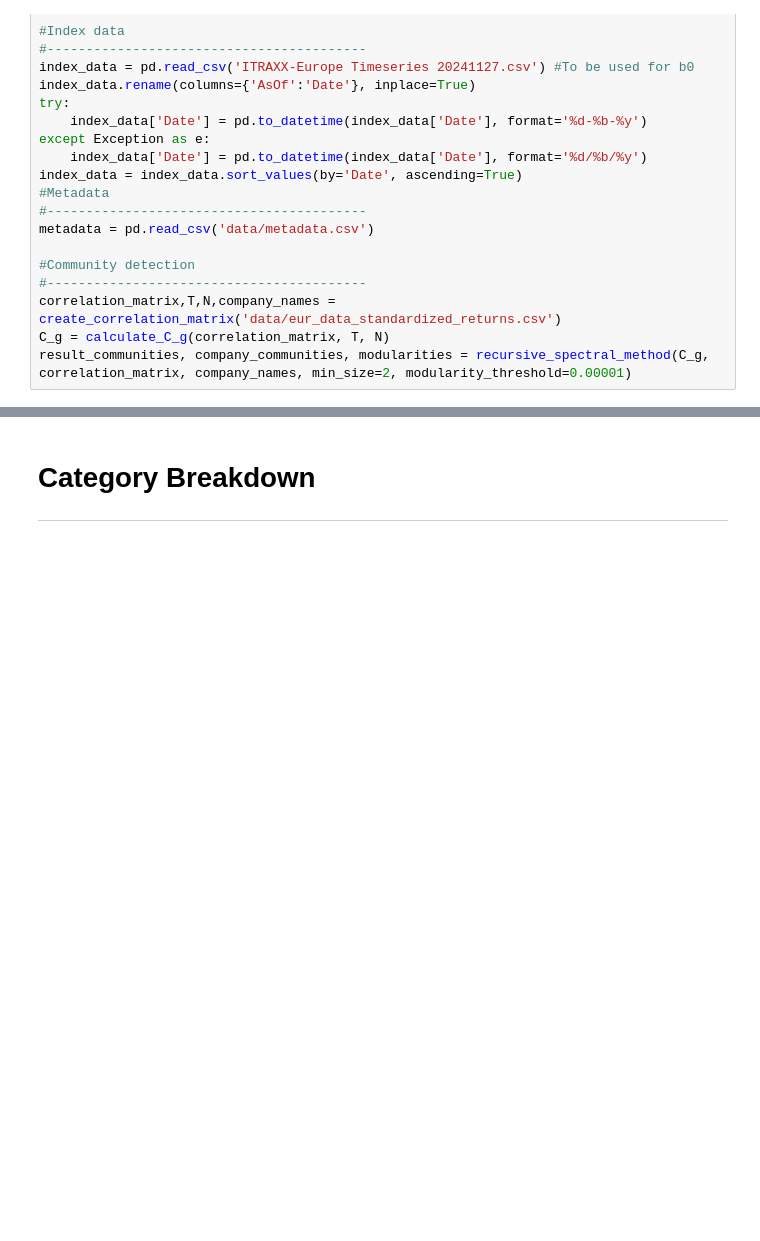
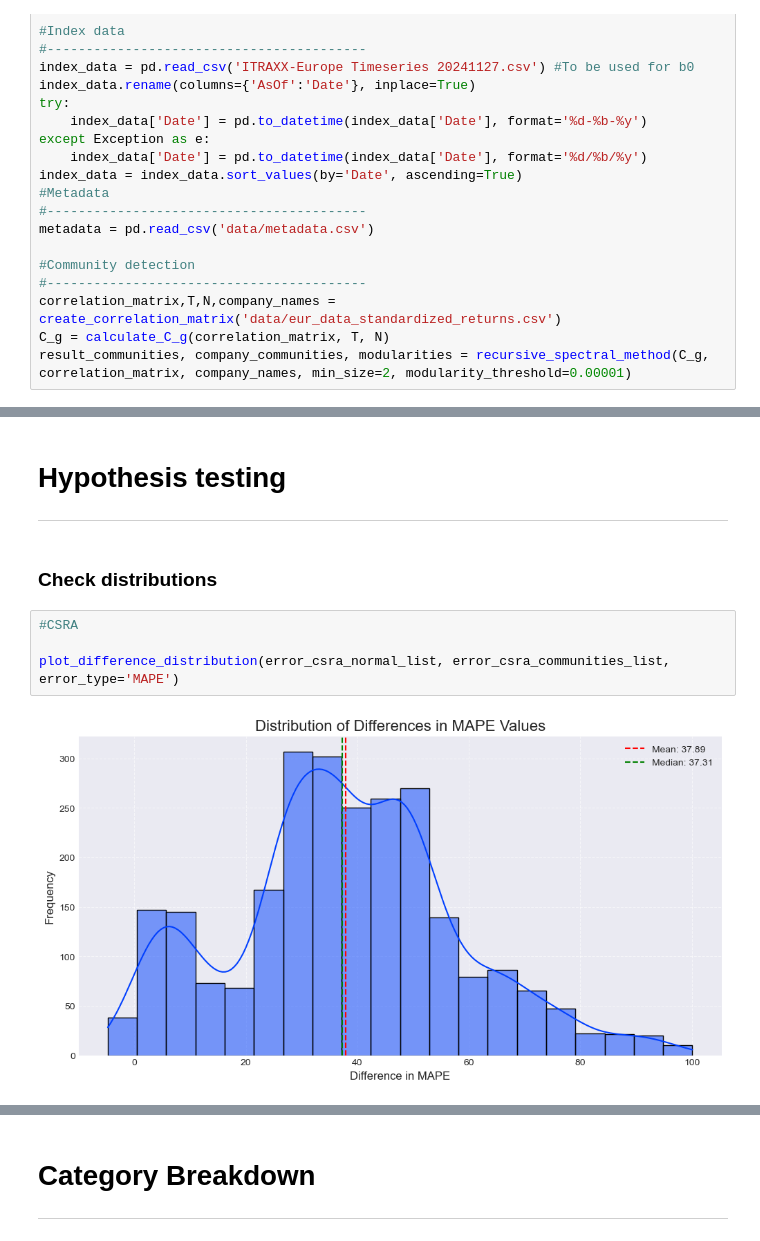
Before and after one commit to KLCALAW/ATCF, a Jupyter notebook: results.ipynb, the cells around one changed output, grey strips where cells are left out. Cells and saved outputs as stored; diff of their text form; blank space fills up the shorter version.

```diff
--- a/results.ipynb
+++ b/results.ipynb
@@ -97,0 +105,11 @@ Text(0.5, 1.0, 'Actual Spread Means')
+# %% [markdown]
+# Hypothesis testing
+---
+# %% [markdown]
+### Check distributions
+# %%
+#CSRA
+
+plot_difference_distribution(error_csra_normal_list, error_csra_communities_list, error_type='MAPE')
+# %% [output]
+[figure, added]
```
Also changed, not shown: parts of 25 cells of this notebook, 1 other file.
